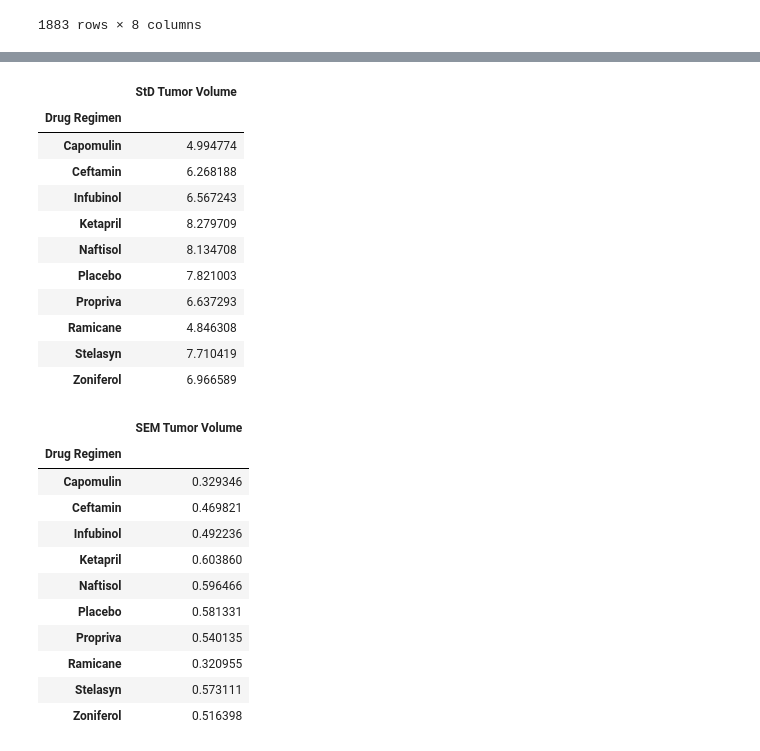
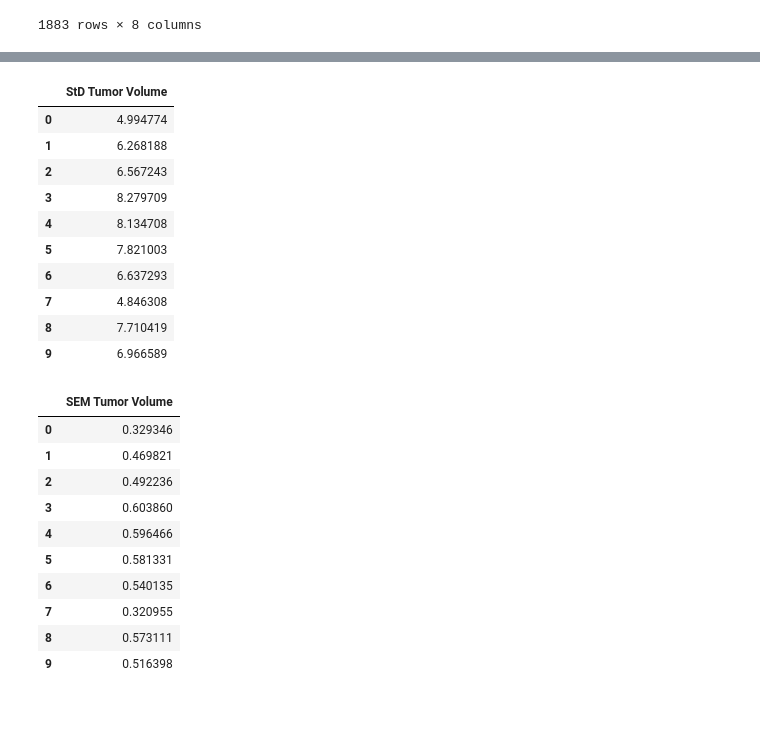
Before and after one commit to juliabrunett/matplotlib-challenge, a Jupyter notebook: Pymaceuticals/pymaceuticals.ipynb, the cells around one changed output, grey strips where cells are left out. Saved outputs shown, nothing was run; the diff lists cells and outputs as text; code cells hidden in the pictures; blank space fills up the shorter version.

```diff
--- a/Pymaceuticals/pymaceuticals.ipynb
+++ b/Pymaceuticals/pymaceuticals.ipynb
@@ -167,50 +170,54 @@ variance_volume_df
 # %%
 # Calculate Standard Deviation
 std_volume = merged_df.groupby("Drug Regimen").std()
 
 # Convert to DataFrame
 std_volume_df = pd.DataFrame(std_volume)
+# Reset the index
+std_volume_df = std_volume_df.reset_index()
 # Remove other columns
 std_volume_df = std_volume_df[["Tumor Volume (mm3)"]]
 # Rename column
 std_volume_df = std_volume_df.rename(columns={"Tumor Volume (mm3)": "StD Tumor Volume"})
 
+
 std_volume_df
 # %% [output]
 |  | StD Tumor Volume |
-| Drug Regimen |  |
-| Capomulin | 4.994774 |
-| Ceftamin | 6.268188 |
-| Infubinol | 6.567243 |
-| Ketapril | 8.279709 |
-| Naftisol | 8.134708 |
-| Placebo | 7.821003 |
-| Propriva | 6.637293 |
-| Ramicane | 4.846308 |
-| Stelasyn | 7.710419 |
-| Zoniferol | 6.966589 |
+| 0 | 4.994774 |
+| 1 | 6.268188 |
+| 2 | 6.567243 |
+| 3 | 8.279709 |
+| 4 | 8.134708 |
+| 5 | 7.821003 |
+| 6 | 6.637293 |
+| 7 | 4.846308 |
+| 8 | 7.710419 |
+| 9 | 6.966589 |
 # %%
 # Calculate Standard Error of the Mean
 sem_volume = merged_df.groupby("Drug Regimen").sem()
 
 # Convert to DataFrame
 sem_volume_df = pd.DataFrame(sem_volume)
+# Reset the index
+sem_volume_df = sem_volume_df.reset_index()
 # Remove other columns
 sem_volume_df = sem_volume_df[["Tumor Volume (mm3)"]]
 # Rename column
 sem_volume_df = sem_volume_df.rename(columns={"Tumor Volume (mm3)": "SEM Tumor Volume"})
 
+
 sem_volume_df
 # %% [output]
 |  | SEM Tumor Volume |
-| Drug Regimen |  |
-| Capomulin | 0.329346 |
-| Ceftamin | 0.469821 |
-| Infubinol | 0.492236 |
-| Ketapril | 0.603860 |
-| Naftisol | 0.596466 |
-| Placebo | 0.581331 |
-| Propriva | 0.540135 |
-| Ramicane | 0.320955 |
-| Stelasyn | 0.573111 |
-| Zoniferol | 0.516398 |
+| 0 | 0.329346 |
+| 1 | 0.469821 |
+| 2 | 0.492236 |
+| 3 | 0.603860 |
+| 4 | 0.596466 |
+| 5 | 0.581331 |
+| 6 | 0.540135 |
+| 7 | 0.320955 |
+| 8 | 0.573111 |
+| 9 | 0.516398 |
```
Also changed, not shown: parts of 5 cells of this notebook.
